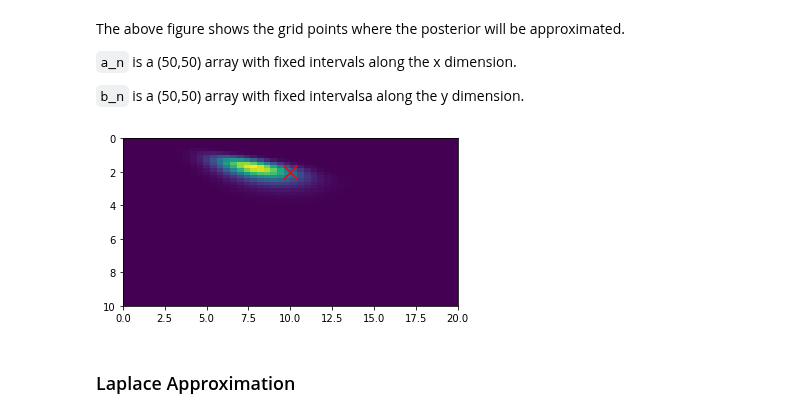
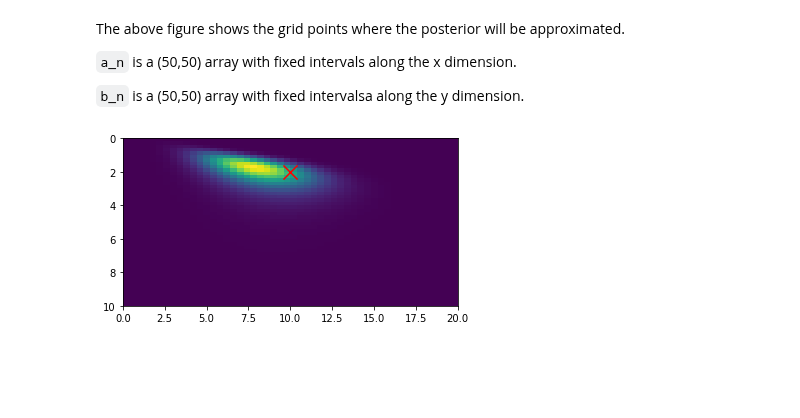
Before and after one commit to PavanChaggar/Bayesian_inference, a Jupyter notebook: python_tutorials/Nonlinear_models.ipynb, the cells around one changed output. Drawn from its saved outputs; the diff is of its cells as text; code cells hidden in the pictures; blank space fills up the shorter version.

```diff
--- a/python_tutorials/Nonlinear_models.ipynb
+++ b/python_tutorials/Nonlinear_models.ipynb
@@ -78,26 +78,24 @@ The above figure shows the grid points where the posterior will be approximated.
 # %%
 # define a lambda function to evaluate our function with parameters a and b without noise
 f = lambda a, b: a * np.exp(-b*t)
 
 # define another lamnda function to evalute the normal probability density function  at given values of a and b
-pdf = lambda a, b: np.exp(-(1/sigma**2) * np.sum((y - f(a,b).T)**2))
+pdf = lambda a, b: np.exp(-(0.5/sigma**2) * np.sum((y - f(a,b).T)**2))
 
 # set up a 2 dimensional array to fill values of a and b
-posterior_grid = np.ones([50,50])
+likelihood_grid = np.ones([50,50])
 
 # loop through values of a and b to populate the grid above, starting with a and working up the y (b) axis.
 for i, aa in enumerate(a):
     for j, bb in enumerate(b):
-        posterior_grid[i][j] = pdf(aa,bb)
+        likelihood_grid[i][j] = pdf(aa,bb)
 
 # normalise to the sum of the values (probability distributions should add to 1)
-norm_post = posterior_grid/np.sum(posterior_grid)
+norm_likelihood_grid = posterior_grid/np.sum(likelihood_grid)
 
 # plot the norm_posterior with as a heatmap with the true values plotted as a large red cross
-plt.imshow(norm_post.T, extent = [0,20,10,0])
+plt.imshow(norm_likelihood_grid.T, extent = [0,20,10,0])
 plt.scatter(true_a,true_b, color='r', marker='x', s=200)
 plt.show()
 # %% [output]
-[figure, old version]
+[figure, new version]
-# %% [markdown]
-### Laplace Approximation
```
Also changed, not shown: parts of 3 cells of this notebook.
